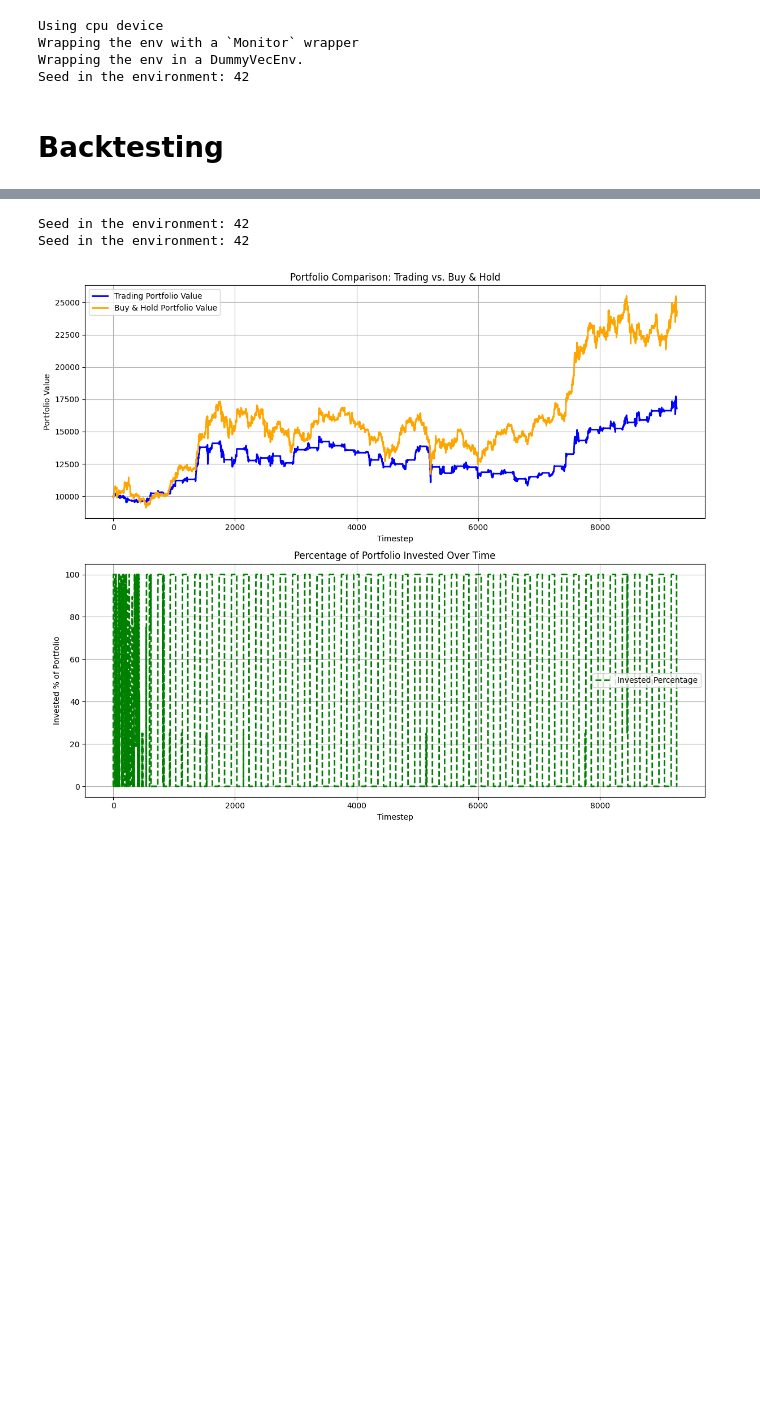
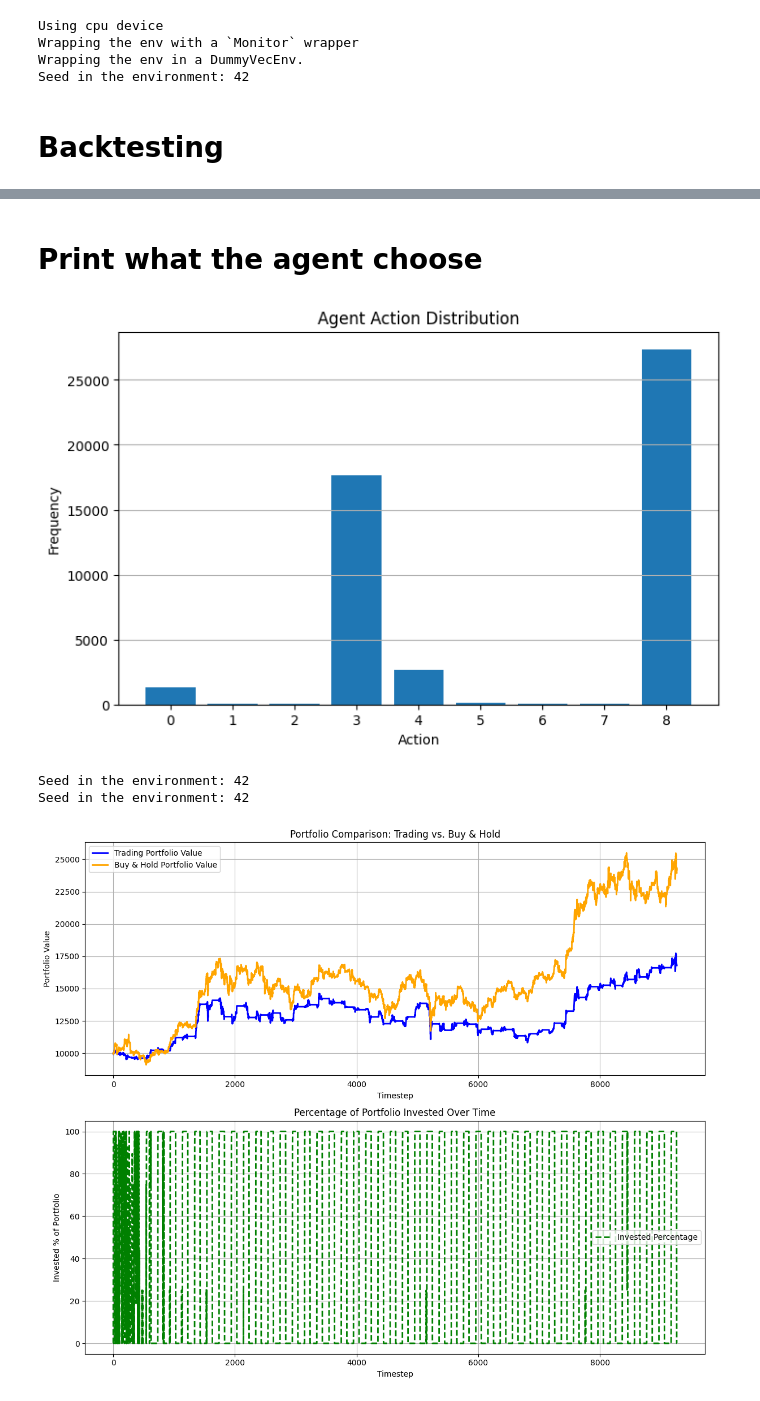
Before and after one commit to TrxtanF/Studienarbeit, a Jupyter notebook: Agents/DQN/DQN_Agent.ipynb, the cells around one changed output, grey strips where cells are left out. Cells and saved outputs as stored; diff of their text form; code cells hidden in the pictures; blank space fills up the shorter version.

Commit message:
Action wird geplottet + Hyperparameter tuning

```diff
--- a/Agents/DQN/DQN_Agent.ipynb
+++ b/Agents/DQN/DQN_Agent.ipynb
@@ -106,3 +142,28 @@ Seed in the environment: 42
+# %% [markdown]
+# Print what the agent choose
+# %%
+import matplotlib.pyplot as plt
+from collections import Counter
+
+# Count occurrences of each action
+action_counts = Counter(action_list)
+
+# Ensure all actions (0-8) are represented
+actions = list(range(9))
+counts = [action_counts.get(action, 0) for action in actions]
+
+# Plot the action distribution
+plt.figure(figsize=(8, 5))
+plt.bar(actions, counts, tick_label=actions)
+plt.xlabel("Action")
+plt.ylabel("Frequency")
+plt.title("Agent Action Distribution")
+plt.grid(axis='y')
+
+# Show the plot
+plt.show()
+# %% [output]
+[figure, added]
 # %%
 # -------------------------------
 # Testlauf: Den trainierten Agenten in einer Episode ausführen
```
Also changed, not shown: parts of 6 cells of this notebook.
